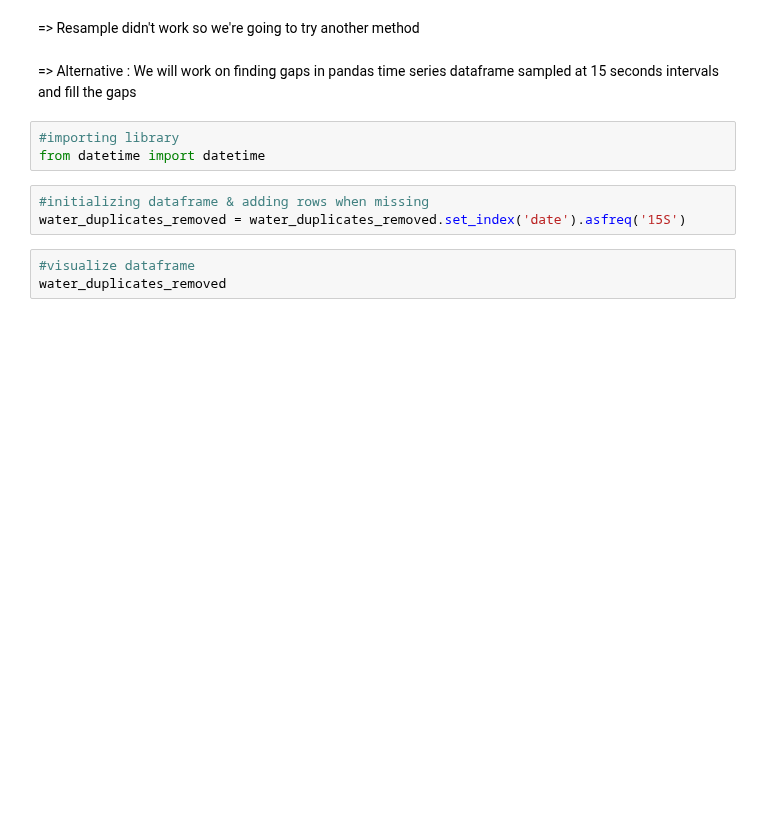
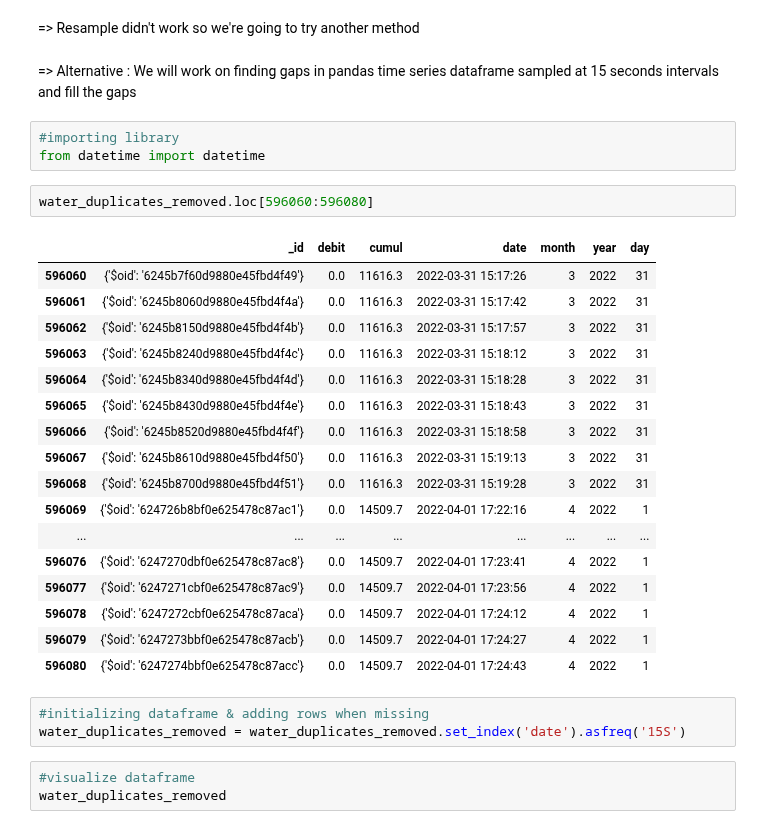
Before and after one commit to Cyrine-afk/Water-Consumption, a Jupyter notebook: Water DB.ipynb, the cells around one changed output. Saved outputs shown, nothing was run; the diff lists cells and outputs as text; blank space fills up the shorter version.

```diff
--- a/Water DB.ipynb
+++ b/Water DB.ipynb
@@ -651,6 +651,26 @@ cumul_g
 # %%
 #importing library
 from datetime import datetime
+# %%
+water_duplicates_removed.loc[596060:596080]
+# %% [output]
+|  | _id | debit | cumul | date | month | year | day |
+| 596060 | {'$oid': '6245b7f60d9880e45fbd4f49'} | 0.0 | 11616.3 | 2022-03-31 15:17:26 | 3 | 2022 | 31 |
+| 596061 | {'$oid': '6245b8060d9880e45fbd4f4a'} | 0.0 | 11616.3 | 2022-03-31 15:17:42 | 3 | 2022 | 31 |
+| 596062 | {'$oid': '6245b8150d9880e45fbd4f4b'} | 0.0 | 11616.3 | 2022-03-31 15:17:57 | 3 | 2022 | 31 |
+| 596063 | {'$oid': '6245b8240d9880e45fbd4f4c'} | 0.0 | 11616.3 | 2022-03-31 15:18:12 | 3 | 2022 | 31 |
+| 596064 | {'$oid': '6245b8340d9880e45fbd4f4d'} | 0.0 | 11616.3 | 2022-03-31 15:18:28 | 3 | 2022 | 31 |
+| 596065 | {'$oid': '6245b8430d9880e45fbd4f4e'} | 0.0 | 11616.3 | 2022-03-31 15:18:43 | 3 | 2022 | 31 |
+| 596066 | {'$oid': '6245b8520d9880e45fbd4f4f'} | 0.0 | 11616.3 | 2022-03-31 15:18:58 | 3 | 2022 | 31 |
+| 596067 | {'$oid': '6245b8610d9880e45fbd4f50'} | 0.0 | 11616.3 | 2022-03-31 15:19:13 | 3 | 2022 | 31 |
+| 596068 | {'$oid': '6245b8700d9880e45fbd4f51'} | 0.0 | 11616.3 | 2022-03-31 15:19:28 | 3 | 2022 | 31 |
+| 596069 | {'$oid': '624726b8bf0e625478c87ac1'} | 0.0 | 14509.7 | 2022-04-01 17:22:16 | 4 | 2022 | 1 |
+| ... | ... | ... | ... | ... | ... | ... | ... |
+| 596076 | {'$oid': '6247270dbf0e625478c87ac8'} | 0.0 | 14509.7 | 2022-04-01 17:23:41 | 4 | 2022 | 1 |
+| 596077 | {'$oid': '6247271cbf0e625478c87ac9'} | 0.0 | 14509.7 | 2022-04-01 17:23:56 | 4 | 2022 | 1 |
+| 596078 | {'$oid': '6247272cbf0e625478c87aca'} | 0.0 | 14509.7 | 2022-04-01 17:24:12 | 4 | 2022 | 1 |
+| 596079 | {'$oid': '6247273bbf0e625478c87acb'} | 0.0 | 14509.7 | 2022-04-01 17:24:27 | 4 | 2022 | 1 |
+| 596080 | {'$oid': '6247274bbf0e625478c87acc'} | 0.0 | 14509.7 | 2022-04-01 17:24:43 | 4 | 2022 | 1 |
 # %%
 #initializing dataframe & adding rows when missing
 water_duplicates_removed = water_duplicates_removed.set_index('date').asfreq('15S')
```
Also changed, not shown: parts of 6 cells of this notebook.
